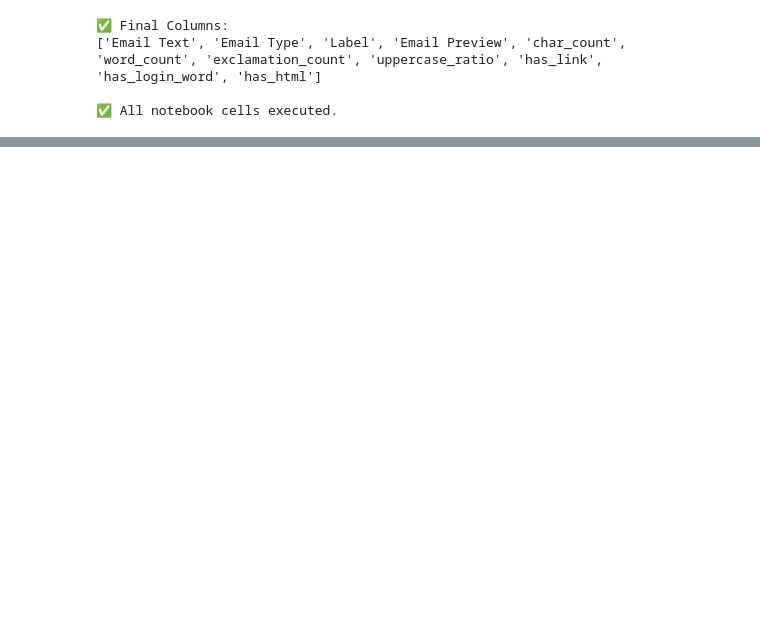
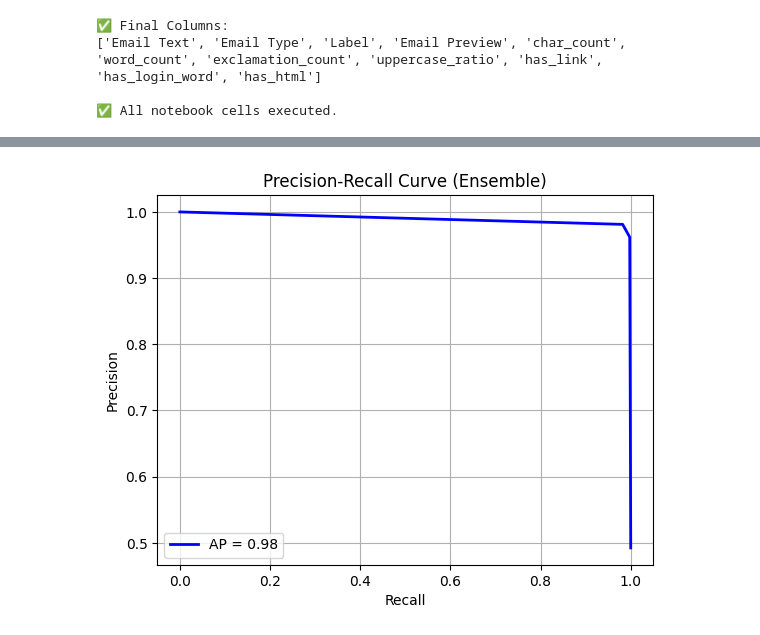
Before and after one commit to Octaxx/DLI-Assignment, a Jupyter notebook: ModelTrainingWK.ipynb, the cells around one changed output, grey strips where cells are left out. Cells and saved outputs as stored; diff of their text form; code cells hidden in the pictures; blank space fills up the shorter version.

```diff
--- a/ModelTrainingWK.ipynb
+++ b/ModelTrainingWK.ipynb
@@ -229,0 +257,15 @@ print(f"📊 Ensemble Model Accuracy: {ensemble_acc:.4f}")
+# %%
+from sklearn.metrics import precision_recall_curve, average_precision_score
+
+precision, recall, _ = precision_recall_curve(y_test, probs)
+avg_precision = average_precision_score(y_test, probs)
+
+plt.plot(recall, precision, lw=2, color='blue', label=f'AP = {avg_precision:.2f}')
+plt.xlabel('Recall')
+plt.ylabel('Precision')
+plt.title('Precision-Recall Curve (Ensemble)')
+plt.grid(True)
+plt.legend()
+plt.show()
+# %% [output]
+[figure, added]
```
Also changed, not shown: parts of 8 cells of this notebook.
